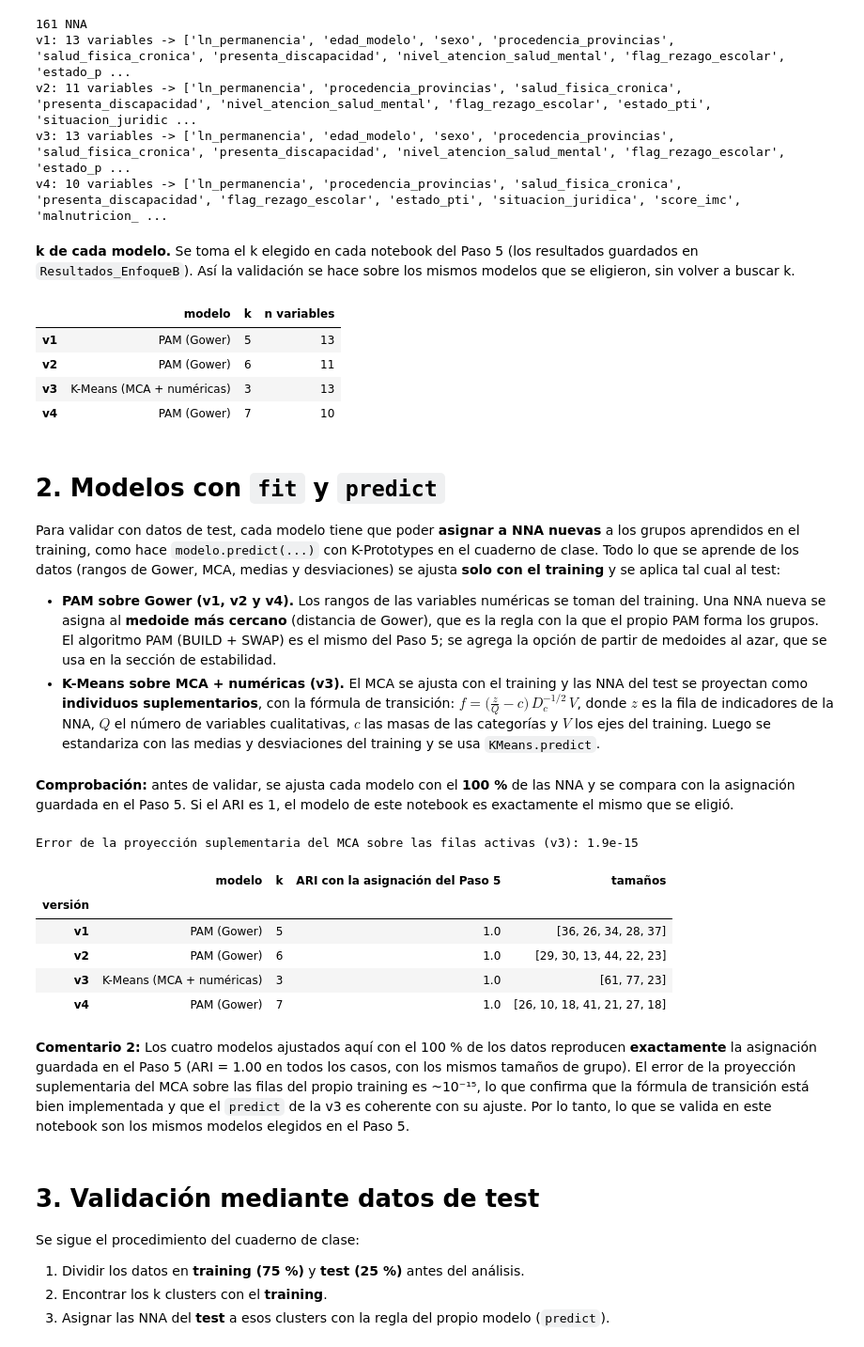
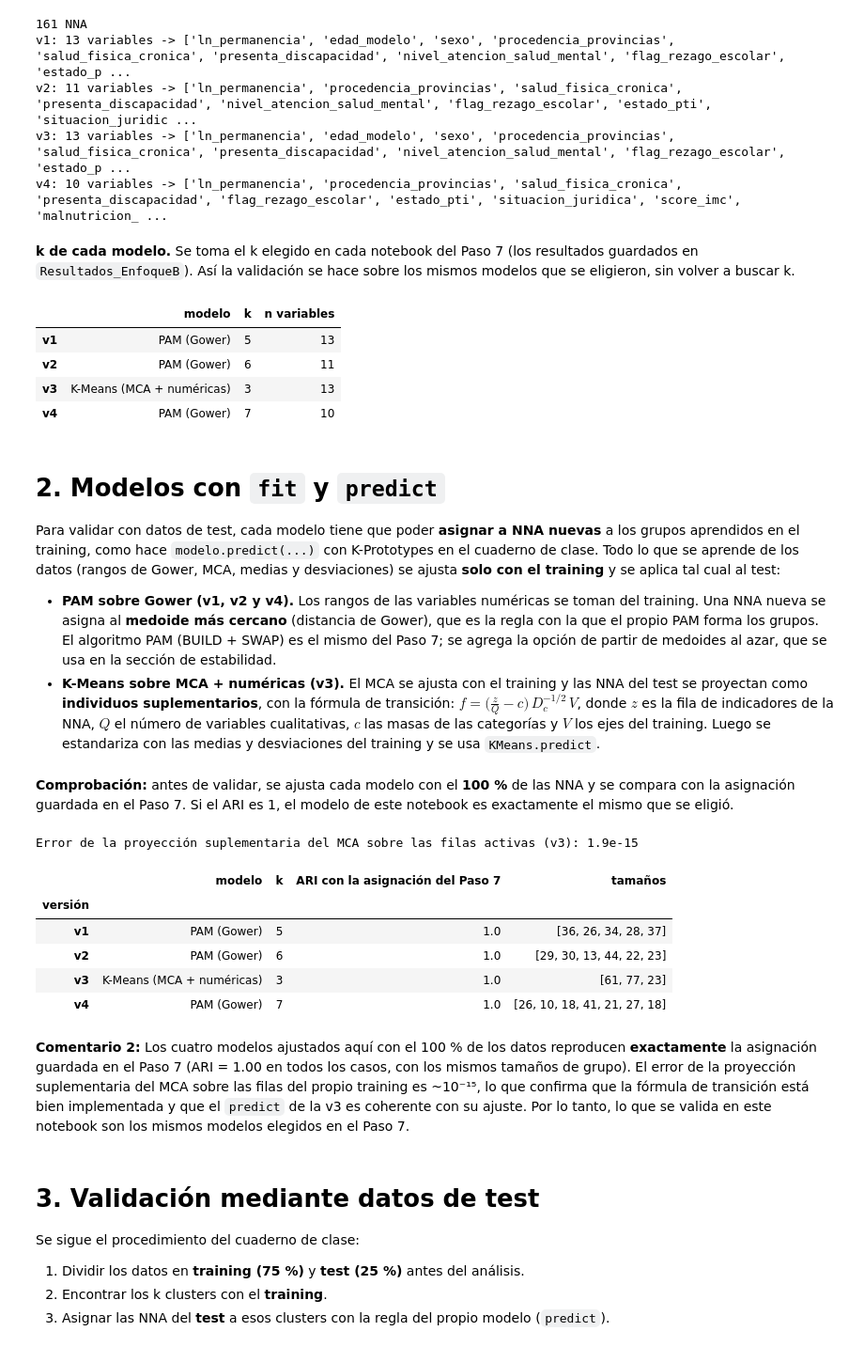
Before and after one commit to Nicoll48/TA-ANALISIS-DE-DATOS, a Jupyter notebook: PRESENTACION PARCIAL - TA/Paso 8 - Validacion de los modelos de clustering.ipynb, the cells around one changed output. Shown at 94% size. Drawn from its saved outputs; the diff is of its cells as text; code cells hidden in the pictures.

Commit message:
Corrige nombres de los pasos y quita la eleccion final de la v3

```diff
--- a/PRESENTACION PARCIAL - TA/Paso 8 - Validacion de los modelos de clustering.ipynb
+++ b/PRESENTACION PARCIAL - TA/Paso 8 - Validacion de los modelos de clustering.ipynb
@@ -73,20 +73,16 @@ v2: 11 variables -> ['ln_permanencia', 'procedencia_provincias', 'salud_fisica_c
 v3: 13 variables -> ['ln_permanencia', 'edad_modelo', 'sexo', 'procedencia_provincias', 'salud_fisica_cronica', 'presenta_discapacidad', 'nivel_atencion_salud_mental', 'flag_rezago_escolar', 'estado_p ...
 v4: 10 variables -> ['ln_permanencia', 'procedencia_provincias', 'salud_fisica_cronica', 'presenta_discapacidad', 'flag_rezago_escolar', 'estado_pti', 'situacion_juridica', 'score_imc', 'malnutricion_ ...
 # %% [markdown]
-**k de cada modelo.** Se toma el k elegido en cada notebook del Paso 5 (los resultados guardados en `Resultados_EnfoqueB`). Así la validación se hace sobre los mismos modelos que se eligieron, sin volver a buscar k.
+**k de cada modelo.** Se toma el k elegido en cada notebook del Paso 7 (los resultados guardados en `Resultados_EnfoqueB`). Así la validación se hace sobre los mismos modelos que se eligieron, sin volver a buscar k.
 # %%
 K = {}
-for v in ['v1', 'v2', 'v4']:
+for v in ['v1', 'v2', 'v3', 'v4']:
     comp = pd.read_excel(RUTA / f'Clusters_{v}.xlsx', sheet_name='comparacion_modelos').set_index('modelo')
     mejor = comp['indice_combinado'].idxmax()
     K[v] = int(comp.loc[mejor, 'k_elegido'])
-comp_v = pd.read_excel(RUTA / 'Perfiles_finales_NNA.xlsx', sheet_name='comparacion_versiones').set_index('version')
-K['v3'] = int(comp_v.loc['v3', 'k'])
-K = dict(sorted(K.items()))
 
-# Asignaciones guardadas en el Paso 5 (para comprobar que aquí se reproducen los mismos modelos)
-REF = {v: pd.read_excel(RUTA / f'Clusters_{v}.xlsx', sheet_name='asignacion').set_index('id_persona')['cluster'] for v in ['v1', 'v2', 'v4']}
-REF['v3'] = pd.read_excel(RUTA / 'Perfiles_finales_NNA.xlsx', sheet_name='perfil_por_NNA').set_index('id_persona')['cluster_v3']
+# Asignaciones guardadas en el Paso 7 (para comprobar que aquí se reproducen los mismos modelos)
+REF = {v: pd.read_excel(RUTA / f'Clusters_{v}.xlsx', sheet_name='asignacion').set_index('id_persona')['cluster'] for v in K}
 ALGORITMO = {'v1': 'PAM (Gower)', 'v2': 'PAM (Gower)', 'v3': 'K-Means (MCA + numéricas)', 'v4': 'PAM (Gower)'}
 pd.DataFrame({'modelo': ALGORITMO, 'k': K, 'n variables': {v: len(t) for v, t in TIPOS.items()}})
 # %% [output]
@@ -100,7 +96,7 @@ pd.DataFrame({'modelo': ALGORITMO, 'k': K, 'n variables': {v: len(t) for v, t in
 
 Para validar con datos de test, cada modelo tiene que poder **asignar a NNA nuevas** a los grupos aprendidos en el training, como hace `modelo.predict(...)` con K-Prototypes en el cuaderno de clase. Todo lo que se aprende de los datos (rangos de Gower, MCA, medias y desviaciones) se ajusta **solo con el training** y se aplica tal cual al test:
 
-- **PAM sobre Gower (v1, v2 y v4).** Los rangos de las variables numéricas se toman del training. Una NNA nueva se asigna al **medoide más cercano** (distancia de Gower), que es la regla con la que el propio PAM forma los grupos. El algoritmo PAM (BUILD + SWAP) es el mismo del Paso 5; se agrega la opción de partir de medoides al azar, que se usa en la sección de estabilidad.
+- **PAM sobre Gower (v1, v2 y v4).** Los rangos de las variables numéricas se toman del training. Una NNA nueva se asigna al **medoide más cercano** (distancia de Gower), que es la regla con la que el propio PAM forma los grupos. El algoritmo PAM (BUILD + SWAP) es el mismo del Paso 7; se agrega la opción de partir de medoides al azar, que se usa en la sección de estabilidad.
 - **K-Means sobre MCA + numéricas (v3).** El MCA se ajusta con el training y las NNA del test se proyectan como **individuos suplementarios**, con la fórmula de transición: $f = \big(\tfrac{z}{Q} - c\big)\, D_c^{-1/2}\, V$, donde $z$ es la fila de indicadores de la NNA, $Q$ el número de variables cualitativas, $c$ las masas de las categorías y $V$ los ejes del training. Luego se estandariza con las medias y desviaciones del training y se usa `KMeans.predict`.
 # %%
 def gower_cruzada(A, B, tipos, rangos):
@@ -117,7 +113,7 @@ def gower_cruzada(A, B, tipos, rangos):
 
 
 def pam(D, k, max_iter=50, init=None):
-    """PAM (BUILD + SWAP), igual que en el Paso 5. Con init se parte de esos medoides en lugar de BUILD."""
+    """PAM (BUILD + SWAP), igual que en el Paso 7. Con init se parte de esos medoides en lugar de BUILD."""
     n = len(D)
     if init is None:
         med = [int(np.argmin(D.sum(1)))]
@@ -208,27 +204,27 @@ class MCAKMeans:
 def crear_modelo(v, **kw):
     return MCAKMeans(TIPOS[v], K[v], **kw) if v == 'v3' else PAMGower(TIPOS[v], K[v], **kw)
 # %% [markdown]
-**Comprobación:** antes de validar, se ajusta cada modelo con el **100 %** de las NNA y se compara con la asignación guardada en el Paso 5. Si el ARI es 1, el modelo de este notebook es exactamente el mismo que se eligió.
+**Comprobación:** antes de validar, se ajusta cada modelo con el **100 %** de las NNA y se compara con la asignación guardada en el Paso 7. Si el ARI es 1, el modelo de este notebook es exactamente el mismo que se eligió.
 # %%
 MODELO_COMPLETO = {}
 filas = []
 for v in K:
     m = crear_modelo(v).fit(X)
     MODELO_COMPLETO[v] = m
-    filas.append({'versión': v, 'modelo': ALGORITMO[v], 'k': K[v], 'ARI con la asignación del Paso 5': adjusted_rand_score(REF[v].loc[X.index], m.labels_),
+    filas.append({'versión': v, 'modelo': ALGORITMO[v], 'k': K[v], 'ARI con la asignación del Paso 7': adjusted_rand_score(REF[v].loc[X.index], m.labels_),
                   'tamaños': np.bincount(m.labels_).tolist()})
 print(f"Error de la proyección suplementaria del MCA sobre las filas activas (v3): {MODELO_COMPLETO['v3'].error_proyeccion:.1e}")
 pd.DataFrame(filas).set_index('versión').round(3)
 # %% [output]
 Error de la proyección suplementaria del MCA sobre las filas activas (v3): 1.9e-15
-|  | modelo | k | ARI con la asignación del Paso 5 | tamaños |
+|  | modelo | k | ARI con la asignación del Paso 7 | tamaños |
 | versión |  |  |  |  |
 | v1 | PAM (Gower) | 5 | 1.0 | [36, 26, 34, 28, 37] |
 | v2 | PAM (Gower) | 6 | 1.0 | [29, 30, 13, 44, 22, 23] |
 | v3 | K-Means (MCA + numéricas) | 3 | 1.0 | [61, 77, 23] |
 | v4 | PAM (Gower) | 7 | 1.0 | [26, 10, 18, 41, 21, 27, 18] |
 # %% [markdown]
-**Comentario 2:** Los cuatro modelos ajustados aquí con el 100 % de los datos reproducen **exactamente** la asignación guardada en el Paso 5 (ARI = 1.00 en todos los casos, con los mismos tamaños de grupo). El error de la proyección suplementaria del MCA sobre las filas del propio training es ~10⁻¹⁵, lo que confirma que la fórmula de transición está bien implementada y que el `predict` de la v3 es coherente con su ajuste. Por lo tanto, lo que se valida en este notebook son los mismos modelos elegidos en el Paso 5.
+**Comentario 2:** Los cuatro modelos ajustados aquí con el 100 % de los datos reproducen **exactamente** la asignación guardada en el Paso 7 (ARI = 1.00 en todos los casos, con los mismos tamaños de grupo). El error de la proyección suplementaria del MCA sobre las filas del propio training es ~10⁻¹⁵, lo que confirma que la fórmula de transición está bien implementada y que el `predict` de la v3 es coherente con su ajuste. Por lo tanto, lo que se valida en este notebook son los mismos modelos elegidos en el Paso 7.
 # %% [markdown]
 # 3. Validación mediante datos de test
 
```
Also changed, not shown: parts of 10 cells of this notebook, 8 other files.
